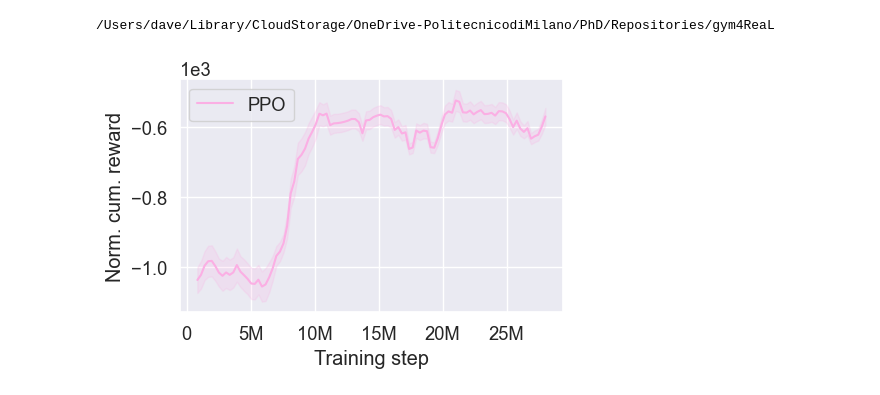
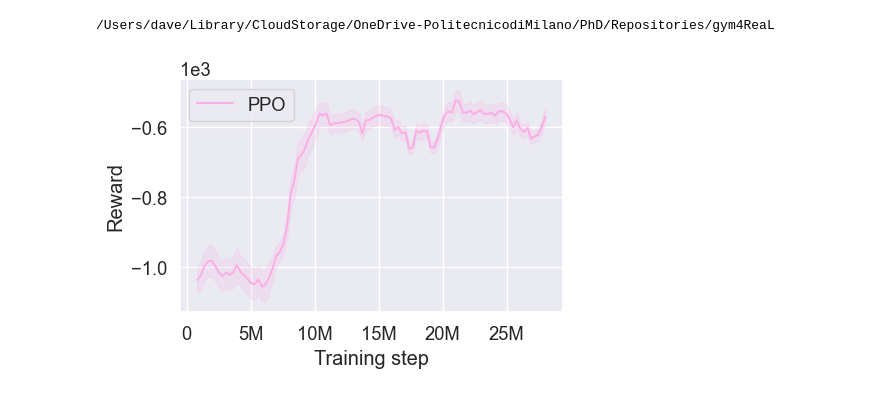
Before and after one commit to Daveonwave/gym4ReaL, a Jupyter notebook: examples/microgrid/learning_curves.ipynb, the cells around one changed output. Cells and saved outputs as stored; diff of their text form; code cells hidden in the pictures.

```diff
--- a/examples/microgrid/learning_curves.ipynb
+++ b/examples/microgrid/learning_curves.ipynb
@@ -66,32 +66,32 @@ for i, alg in enumerate(res.keys()):
 
     ax.plot(timesteps, means, label=alg_labels[alg], color=alg_color[alg])
     ax.fill_between(timesteps, means + ci, means - ci, color=alg_color[alg], alpha=0.2)
 
 # Custom formatter function
 def millions_formatter(x, pos):
     if x >= 1e6:
         return f'{x*1e-6:.0f}M'
     elif x >= 1e3:
         return f'{x*1e-3:.0f}k'
     else:
         return str(int(x))
 
 # Set axis labels
 ax.set_xlabel("Training step")
-ax.set_ylabel("Norm. cum. reward")
+ax.set_ylabel("Reward")
 #ax.set_xticks(np.arange(0, max(timesteps)+1, 5000000))
 #ax.set_xticklabels([str(val) for val in np.arange(0, max(timesteps)+1, 5000000)])
 
 # Apply formatter
 ax.xaxis.set_major_formatter(ticker.FuncFormatter(millions_formatter))
 
 # Set scientific notation for y-axis
 ax.ticklabel_format(style='sci', axis='y', scilimits=(0, 0))
 
 # Add legend
 ax.legend()
 
 # Save figure
 plt.savefig('plots/mg_curves.pdf')
 # %% [output]
-[figure, old version]
+[figure, new version]
```
Also changed, not shown: 6 other files.
